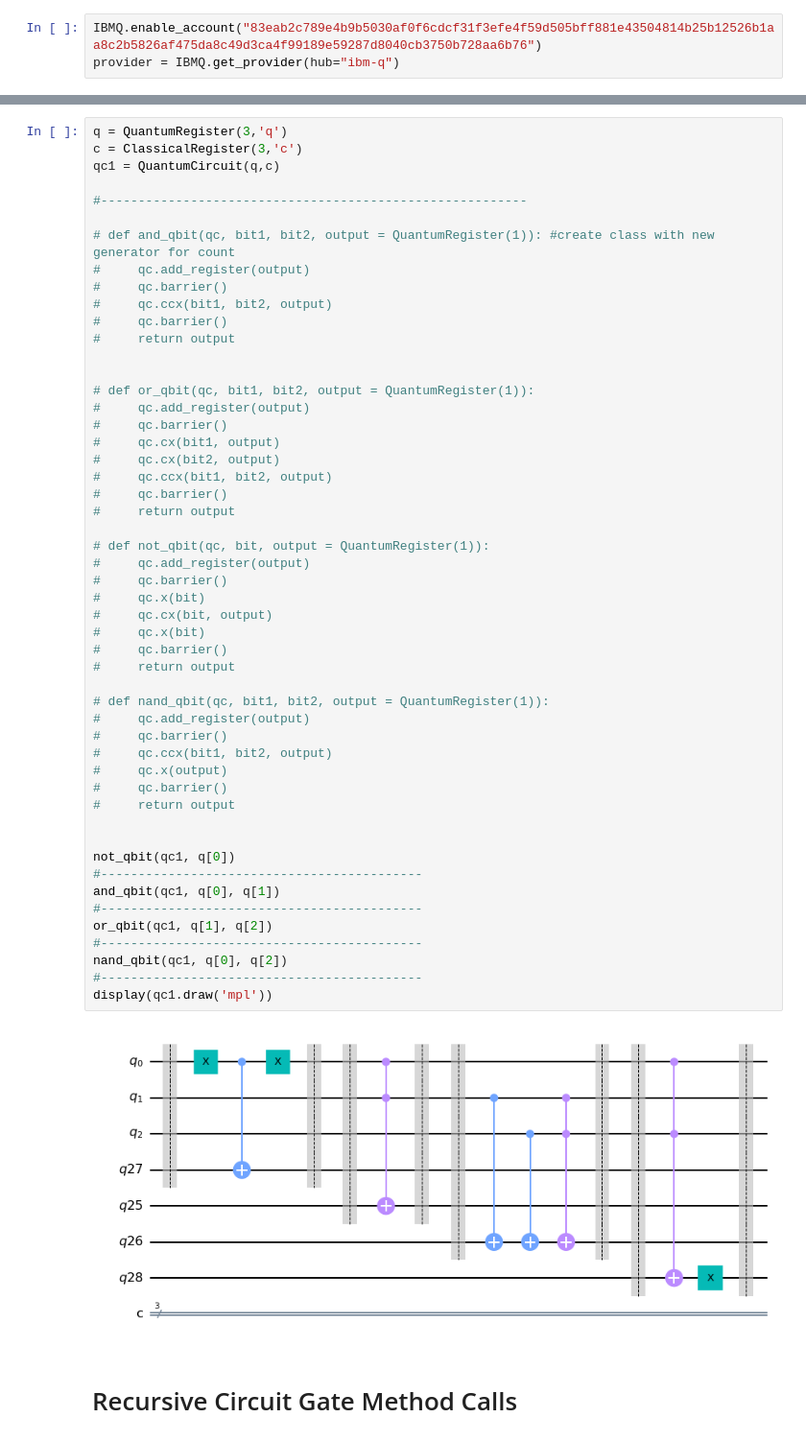
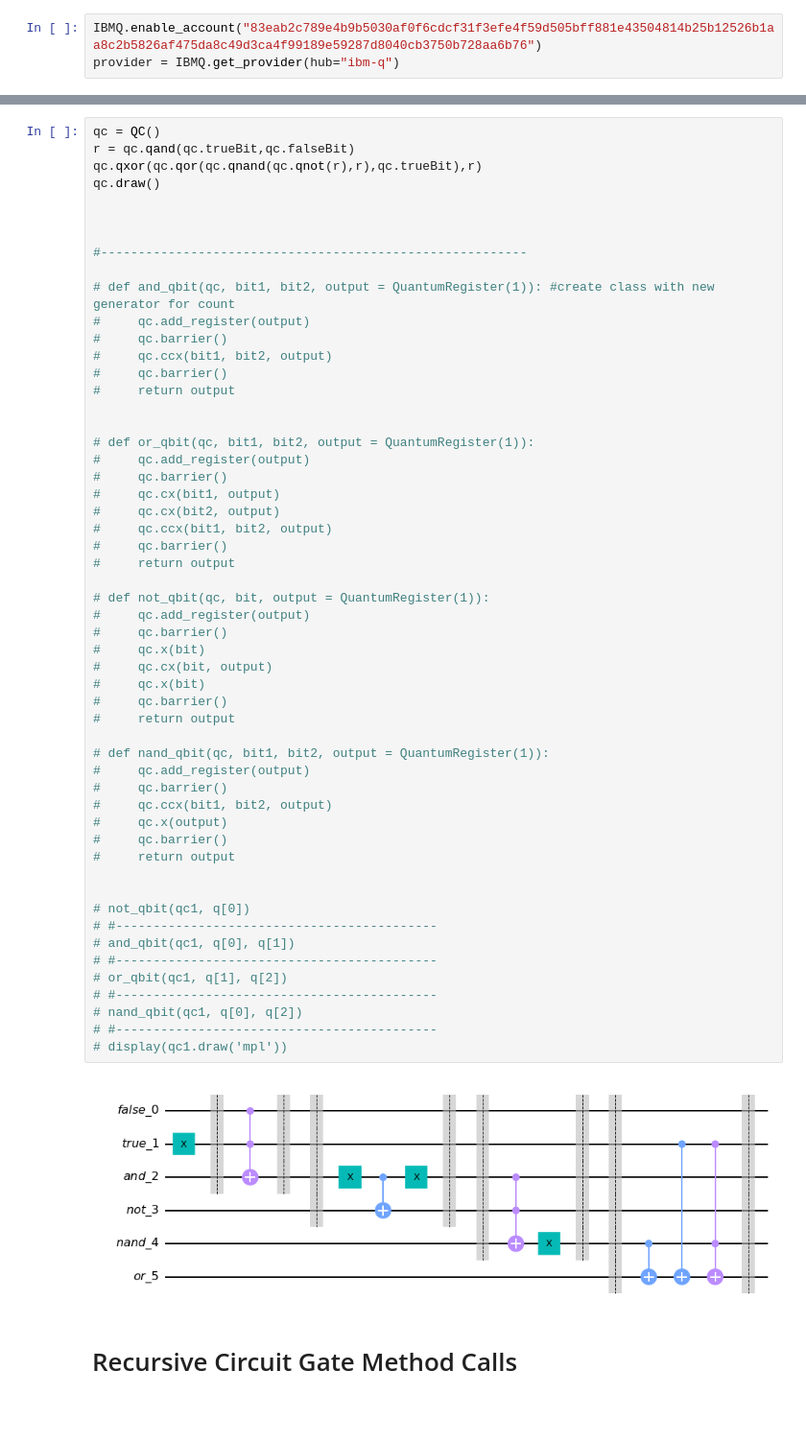
Before and after one commit to ABenoit0226/quantum-place-route, a Jupyter notebook: adder_logic_script.ipynb, the cells around one changed output, grey strips where cells are left out. Shown at 96% size. Cells and saved outputs as stored; diff of their text form; blank space fills up the shorter version.

```diff
--- a/adder_logic_script.ipynb
+++ b/adder_logic_script.ipynb
@@ -102,7 +120,10 @@ class Adder(QC):
 # %%
-q = QuantumRegister(3,'q')
-c = ClassicalRegister(3,'c')
-qc1 = QuantumCircuit(q,c)
+qc = QC()
+r = qc.qand(qc.trueBit,qc.falseBit)
+qc.qxor(qc.qor(qc.qnand(qc.qnot(r),r),qc.trueBit),r)
+qc.draw()
+
+
 
 #---------------------------------------------------------
 
@@ -115,43 +136,43 @@ qc1 = QuantumCircuit(q,c)
 
 
 # def or_qbit(qc, bit1, bit2, output = QuantumRegister(1)):
 #     qc.add_register(output)
 #     qc.barrier()
 #     qc.cx(bit1, output)
 #     qc.cx(bit2, output)
 #     qc.ccx(bit1, bit2, output)
 #     qc.barrier()
 #     return output
 
 # def not_qbit(qc, bit, output = QuantumRegister(1)):
 #     qc.add_register(output)
 #     qc.barrier()
 #     qc.x(bit)
 #     qc.cx(bit, output)
 #     qc.x(bit)
 #     qc.barrier()
 #     return output
 
 # def nand_qbit(qc, bit1, bit2, output = QuantumRegister(1)):
 #     qc.add_register(output)
 #     qc.barrier()
 #     qc.ccx(bit1, bit2, output)
 #     qc.x(output)
 #     qc.barrier()
 #     return output
 
 
-not_qbit(qc1, q[0])
-#-------------------------------------------
-and_qbit(qc1, q[0], q[1])
-#-------------------------------------------
-or_qbit(qc1, q[1], q[2])
-#-------------------------------------------
-nand_qbit(qc1, q[0], q[2])
-#-------------------------------------------
-display(qc1.draw('mpl'))
+# not_qbit(qc1, q[0])
+# #-------------------------------------------
+# and_qbit(qc1, q[0], q[1])
+# #-------------------------------------------
+# or_qbit(qc1, q[1], q[2])
+# #-------------------------------------------
+# nand_qbit(qc1, q[0], q[2])
+# #-------------------------------------------
+# display(qc1.draw('mpl'))
 # %% [output]
-[figure, old version]
+[figure, new version]
 # %% [markdown]
 # Recursive Circuit Gate Method Calls
 # %% [markdown]
```
Also changed, not shown: parts of 1 cell of this notebook.
